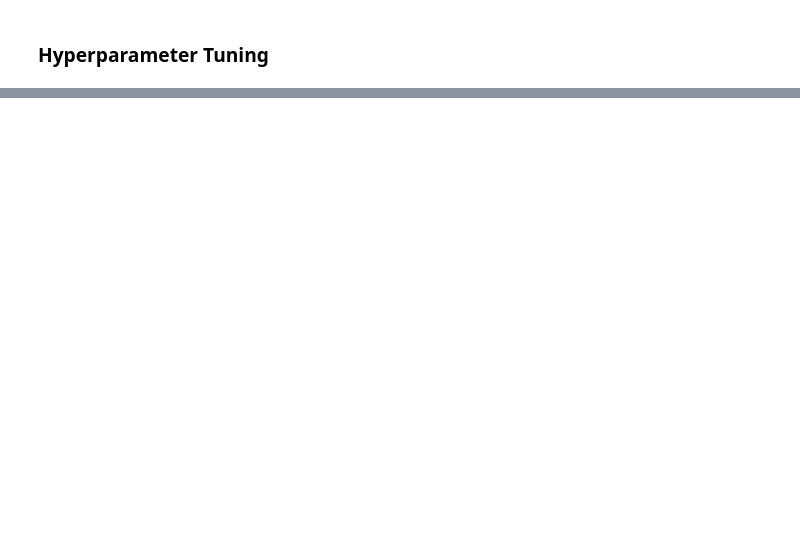
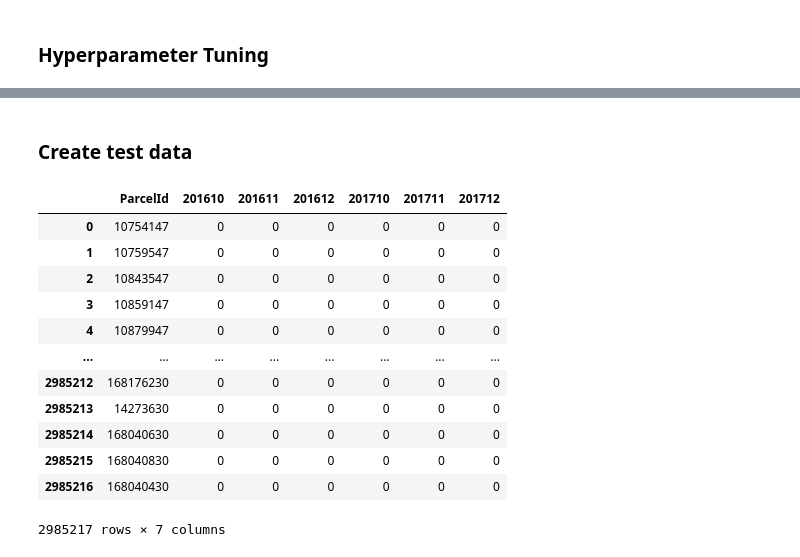
Before and after one commit to ab-shetty/207-Project-Zillow, a Jupyter notebook: Final_combo.ipynb, the cells around one changed output, grey strips where cells are left out. Saved outputs shown, nothing was run; the diff lists cells and outputs as text; code cells hidden in the pictures; blank space fills up the shorter version.

```diff
--- a/Final_combo.ipynb
+++ b/Final_combo.ipynb
@@ -531,0 +604,19 @@ plt.show()
+# %% [markdown]
+### Create test data
+# %%
+sample = pd.read_csv('./data/sample_submission.csv')
+sample
+# %% [output]
+|  | ParcelId | 201610 | 201611 | 201612 | 201710 | 201711 | 201712 |
+| 0 | 10754147 | 0 | 0 | 0 | 0 | 0 | 0 |
+| 1 | 10759547 | 0 | 0 | 0 | 0 | 0 | 0 |
+| 2 | 10843547 | 0 | 0 | 0 | 0 | 0 | 0 |
+| 3 | 10859147 | 0 | 0 | 0 | 0 | 0 | 0 |
+| 4 | 10879947 | 0 | 0 | 0 | 0 | 0 | 0 |
+| ... | ... | ... | ... | ... | ... | ... | ... |
+| 2985212 | 168176230 | 0 | 0 | 0 | 0 | 0 | 0 |
+| 2985213 | 14273630 | 0 | 0 | 0 | 0 | 0 | 0 |
+| 2985214 | 168040630 | 0 | 0 | 0 | 0 | 0 | 0 |
+| 2985215 | 168040830 | 0 | 0 | 0 | 0 | 0 | 0 |
+| 2985216 | 168040430 | 0 | 0 | 0 | 0 | 0 | 0 |
+2985217 rows × 7 columns
```
Also changed, not shown: parts of 29 cells of this notebook.
